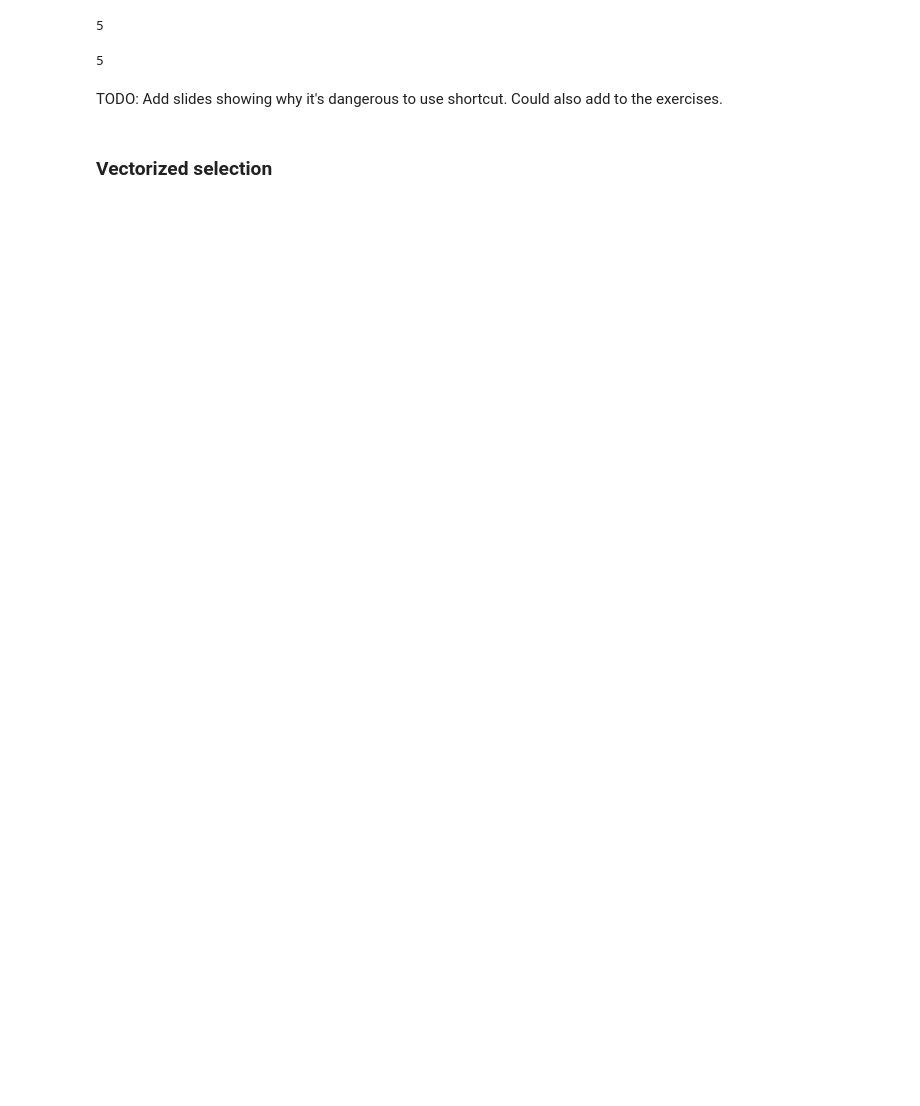
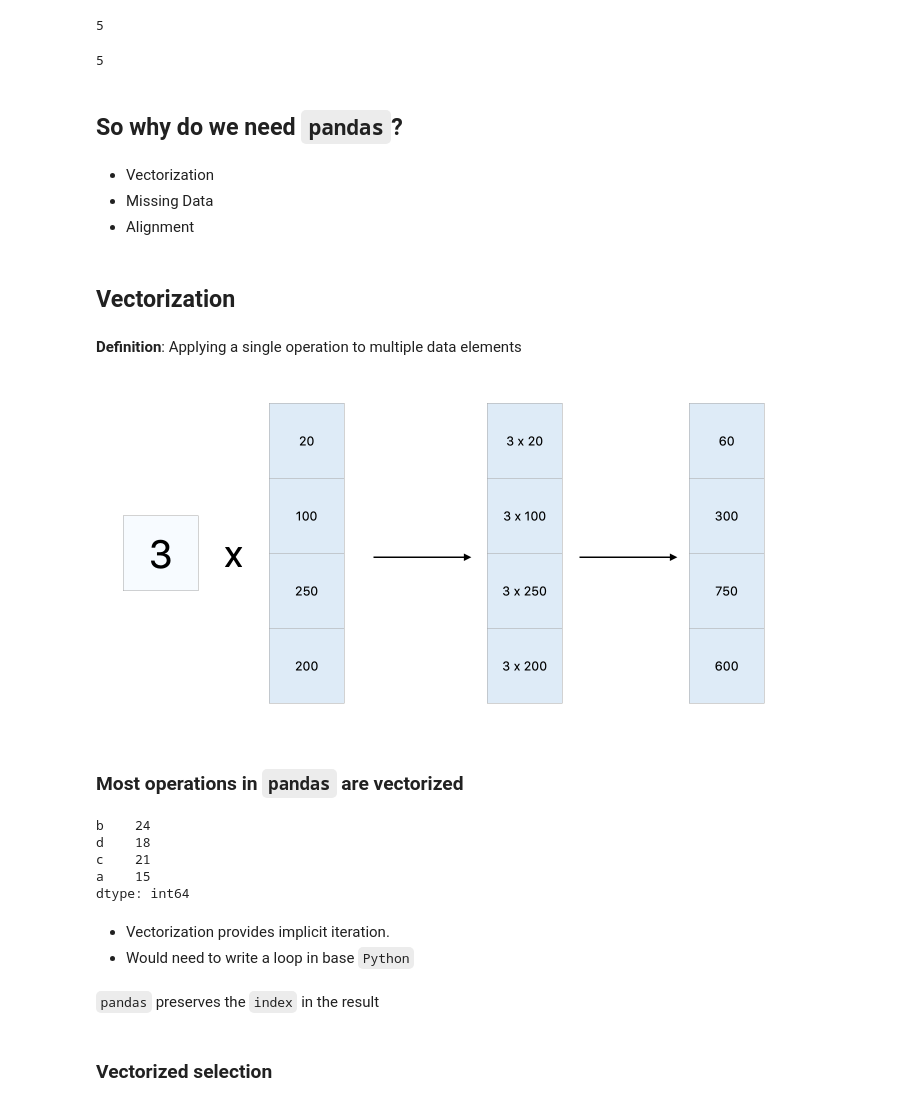
Before and after one commit to dgerlanc/programming-with-data, a Jupyter notebook: 01-intro-to-pandas-part-1-slides.ipynb, the cells around one changed output. Cells and saved outputs as stored; diff of their text form; code cells hidden in the pictures; blank space fills up the shorter version.

Commit message:
Update section 1 with new slides

```diff
--- a/01-intro-to-pandas-part-1-slides.ipynb
+++ b/01-intro-to-pandas-part-1-slides.ipynb
@@ -231,8 +231,34 @@ s2.loc['a']
 s2['a']
 # %% [output]
 5
-# %% [markdown]
-TODO: Add slides showing why it's dangerous to use shortcut.
-  Could also add to the exercises.
+# %% [markdown]
+## So why do we need `pandas`?
+# %% [markdown]
+* Vectorization
+* Missing Data
+* Alignment
+# %% [markdown]
+## Vectorization
+# %% [markdown]
+__Definition__: Applying a single operation to multiple data elements
+# %%
+image('vectorized-multiplication.png')
+# %% [output]
+[figure, added]
+# %% [markdown]
+### Most operations in `pandas` are vectorized
+# %%
+3 * s2
+# %% [output]
+b    24
+d    18
+c    21
+a    15
+dtype: int64
+# %% [markdown]
+* Vectorization provides implicit iteration.
+* Would need to write a loop in base `Python`
+# %% [markdown]
+`pandas` preserves the `index` in the result
 # %% [markdown]
 ### Vectorized selection
```
Also changed, not shown: parts of 37 cells of this notebook, 3 other files.
